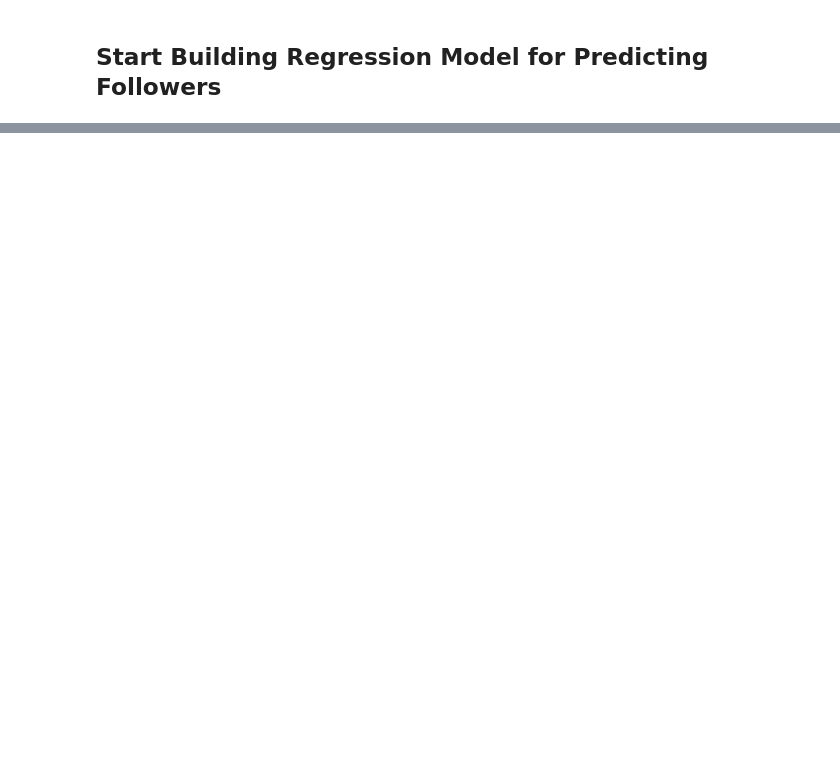
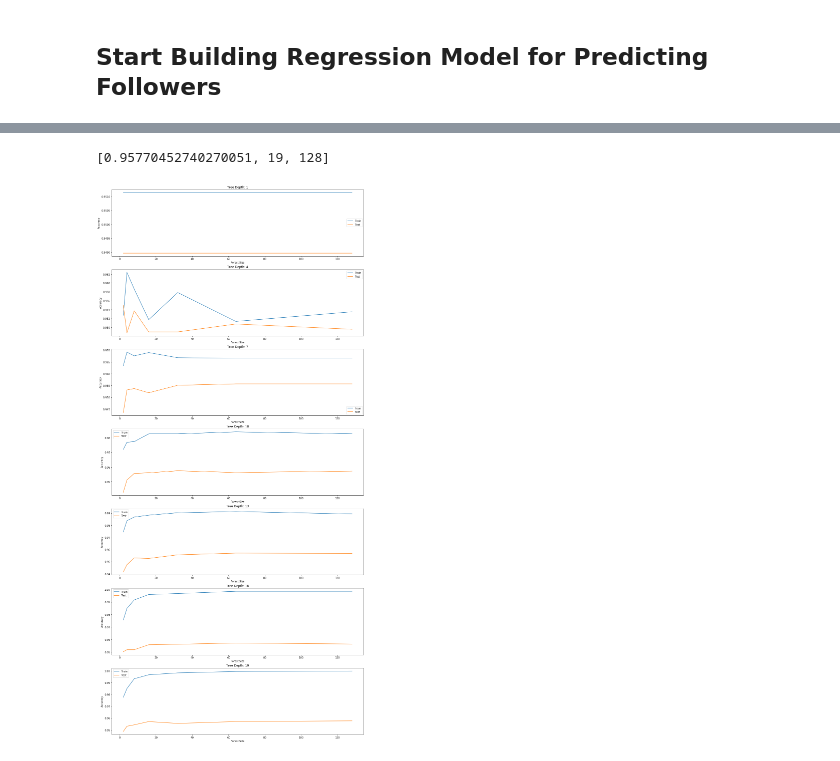
Before and after one commit to dhnightingale/spotify-cs109, a Jupyter notebook: Spotify Data Analysis.ipynb, the cells around one changed output, grey strips where cells are left out. Saved outputs shown, nothing was run; the diff lists cells and outputs as text; code cells hidden in the pictures; blank space fills up the shorter version.

```diff
--- a/Spotify Data Analysis.ipynb
+++ b/Spotify Data Analysis.ipynb
@@ -620,3 +689,48 @@ plt.show()
+# %%
+# create datasets
+x_var = train.columns[2:-1]
+x_train = train[x_var].values
+y_train = train['pl_successful'].values
+x_test = test[x_var].values
+y_test = test['pl_successful'].values
+
+# initialize ranges of tree depths, forest sizes, and plots
+min_dep, max_dep = 1, 20
+tree_depths = np.arange(min_dep, max_dep, 3)
+sizes = np.power(2, range(1, 8))
+fig, ax = plt.subplots(7, 1, figsize=(18, 40))
+
+max_score = [0, 0, 0]
+for i in range(len(tree_depths)):
+
+    train_scores = []
+    test_scores = []
+
+    for n_trees in sizes:
+        depth = tree_depths[i]
+        rf = RandomForestClassifier(n_estimators=n_trees, max_depth=depth, max_features='sqrt')
+        train_score = metrics.accuracy_score(y_train, rf.fit(x_train, y_train).predict(x_train))
+        test_score = metrics.accuracy_score(y_test, rf.fit(x_train, y_train).predict(x_test))
+
+#         print(f'{depth}\t{n_trees}' '\t%.5f' % train_score, '\t%.5f' % test_score)
+
+        train_scores.append(train_score)
+        test_scores.append(test_score)
+
+        if test_score.mean() > max_score[0]:
+            max_score = [test_score.mean(), depth, n_trees]
+
+    ax[i].plot(sizes, train_scores, label='Train')
+    ax[i].plot(sizes, test_scores, label='Test')
+    ax[i].set_title(f'Tree Depth: {depth}')
+    ax[i].set_ylabel("Accuracy")
+    ax[i].set_xlabel("Forest Size")
+    ax[i].legend()
+
+print(max_score)
+# %% [output]
+[0.95770452740270051, 19, 128]
+[figure, added]
 # %%
 # when prompted with a genre, return a playlist that has a high probability of being successful
 
```
Also changed, not shown: parts of 16 cells of this notebook.
